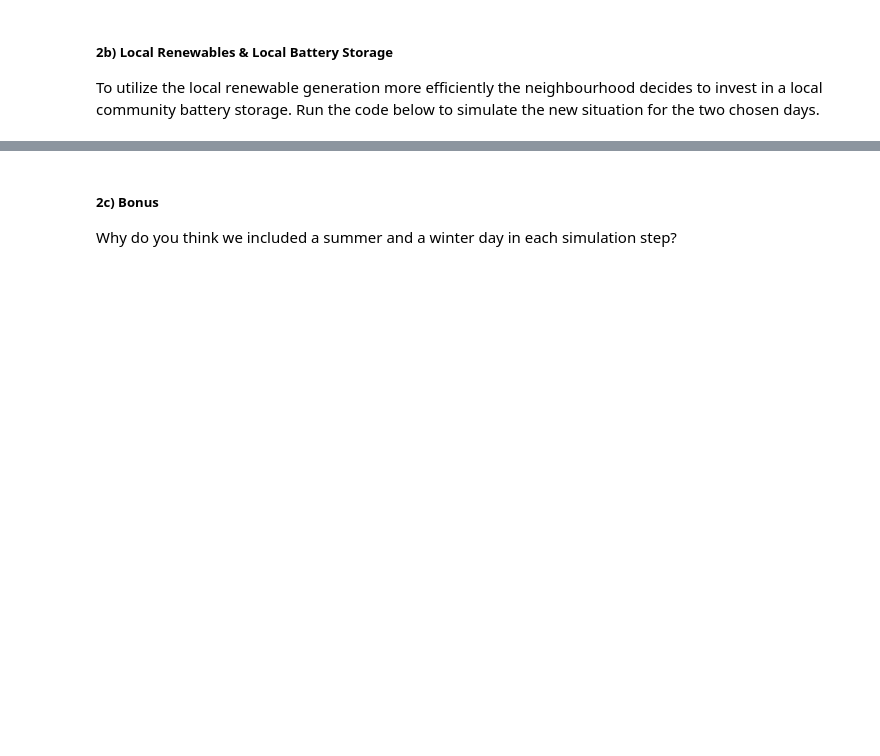
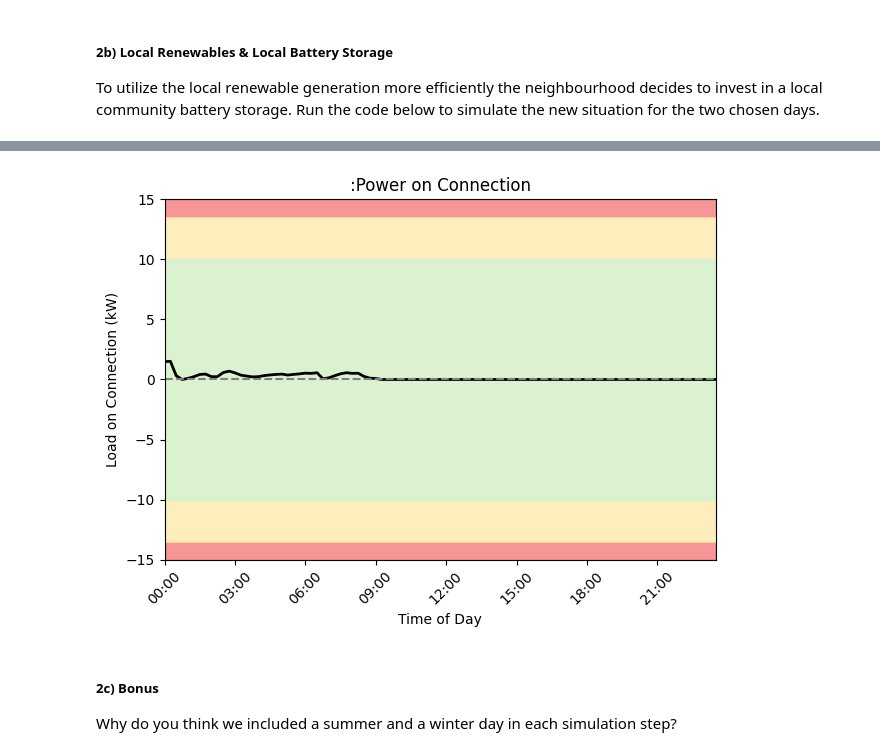
Before and after one commit to Illuminator-team/Illuminator, a Jupyter notebook: examples/Tutorial3/tutorial_physical_congestion.ipynb, the cells around one changed output, grey strips where cells are left out. Cells and saved outputs as stored; diff of their text form; code cells hidden in the pictures; blank space fills up the shorter version.

```diff
--- a/examples/Tutorial3/tutorial_physical_congestion.ipynb
+++ b/examples/Tutorial3/tutorial_physical_congestion.ipynb
@@ -75,3 +134,7 @@ grid_inputs = {'Connection_Capacity': 15, 'Tolerance Limit': 0.67, 'Critical Lim
+# %%
+functions_T3.plot_results_connection('./out_Tutorial_RES_Bat.csv', connection_cap = 15, critical_limit = 0.9, tolerance_limit = 0.67)
+# %% [output]
+[figure, added]
 # %% [markdown]
 ##### 2c) Bonus
 Why do you think we included a summer and a winter day in each simulation step?
```
Also changed, not shown: parts of 9 cells of this notebook, 5 other files.
